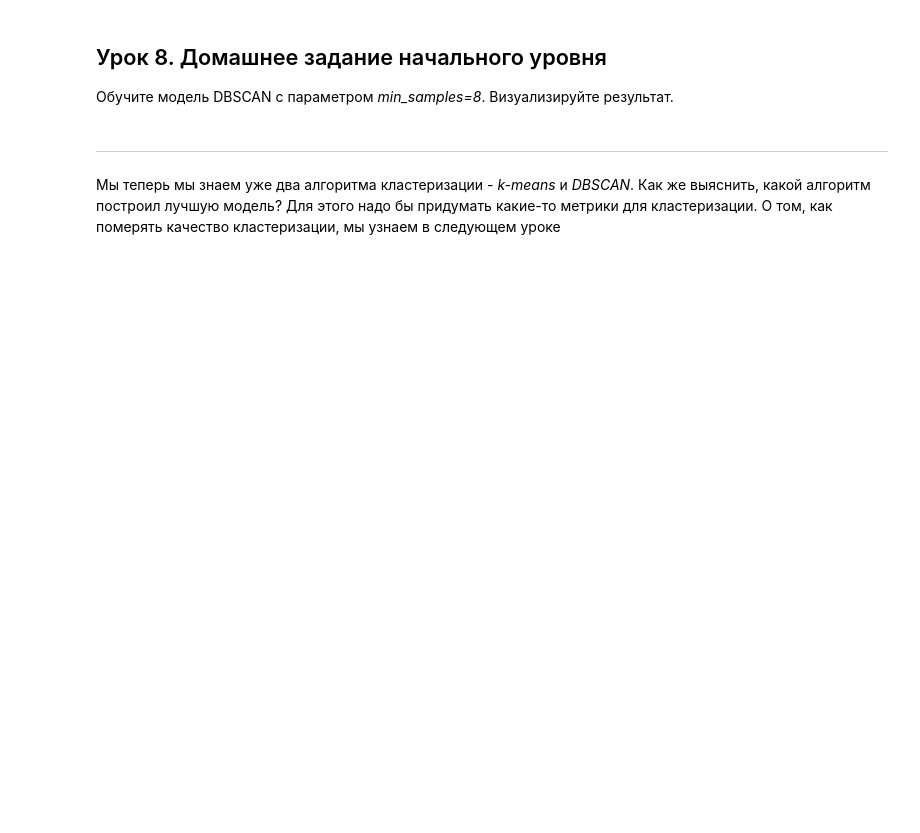
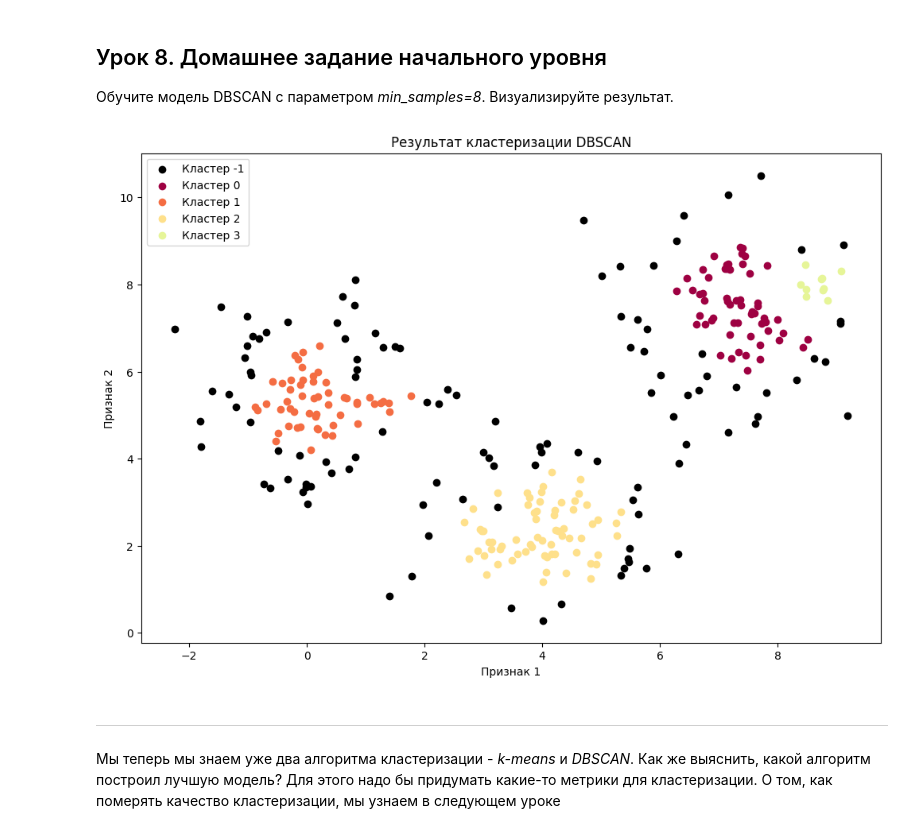
Before and after one commit to Andre-1970/Machine_learning_classical_algorithms_Sem4, a Jupyter notebook: 7_Homework_8_8.ipynb, the cells around one changed output. Cells and saved outputs as stored; diff of their text form; code cells hidden in the pictures; blank space fills up the shorter version.

```diff
--- a/7_Homework_8_8.ipynb
+++ b/7_Homework_8_8.ipynb
@@ -10,3 +8,45 @@
+# %%
+import csv
+import numpy as np
+import matplotlib.pyplot as plt
+from sklearn.cluster import DBSCAN
+
+# Загрузка данных из CSV-файла
+data = []
+
+with open('data/clustering_hw.csv', 'r') as csvfile:
+    csvreader = csv.reader(csvfile, delimiter=',')
+    next(csvreader)  # Пропускаем заголовок столбца
+    for row in csvreader:
+        data.append([float(row[0]), float(row[1])])
+
+data = np.array(data)
+
+# Обучение модели DBSCAN
+dbscan_model = DBSCAN(eps=0.5, min_samples=8)
+dbscan_model.fit(data)
+
+# Визуализация результатов
+labels = dbscan_model.labels_
+unique_labels = np.unique(labels)
+
+plt.figure(figsize=(12, 8))
+
+for label in unique_labels:
+    label_mask = (labels == label)
+    if label == -1:
+        cluster_color = 'black'
+    else:
+        cluster_color = plt.cm.Spectral(float(label) / len(unique_labels))
+    plt.scatter(data[label_mask, 0], data[label_mask, 1], c=[cluster_color], label=f'Кластер {label}')
+
+plt.title('Результат кластеризации DBSCAN')
+plt.xlabel('Признак 1')
+plt.ylabel('Признак 2')
+plt.legend()
+plt.show()
+# %% [output]
+[figure, added]
 # %% [markdown]
 -------------------------------------------------------------------------------------------------
 # %% [markdown]
```
Also changed, not shown: parts of 1 cell of this notebook, 6 other files.
